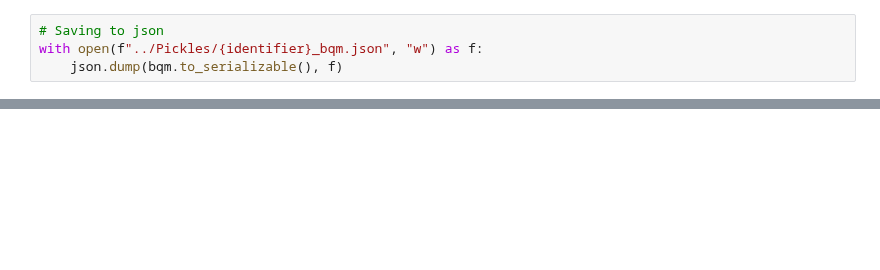
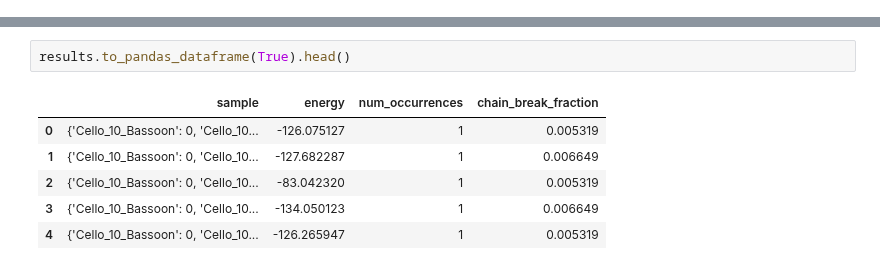
Before and after one commit to KirbyZX/PHYS4213, a Jupyter notebook: Code/CompareToClassical.ipynb, the cells around one changed output, grey strips where cells are left out. Saved outputs shown, nothing was run; the diff lists cells and outputs as text; blank space fills up the shorter version.

```diff
--- a/Code/CompareToClassical.ipynb
+++ b/Code/CompareToClassical.ipynb
@@ -70,4 +53,0 @@ plt.show()
-# %%
-# Saving to json
-with open(f"../Pickles/{identifier}_bqm.json", "w") as f:
-    json.dump(bqm.to_serializable(), f)
@@ -73,0 +60,9 @@ with open(f"../Pickles/{identifier}_bqm.json", "w") as f:
+# %%
+results.to_pandas_dataframe(True).head()
+# %% [output]
+|  | sample | energy | num_occurrences | chain_break_fraction |
+| 0 | {'Cello_10_Bassoon': 0, 'Cello_10... | -126.075127 | 1 | 0.005319 |
+| 1 | {'Cello_10_Bassoon': 0, 'Cello_10... | -127.682287 | 1 | 0.006649 |
+| 2 | {'Cello_10_Bassoon': 0, 'Cello_10... | -83.042320 | 1 | 0.005319 |
+| 3 | {'Cello_10_Bassoon': 0, 'Cello_10... | -134.050123 | 1 | 0.006649 |
+| 4 | {'Cello_10_Bassoon': 0, 'Cello_10... | -126.265947 | 1 | 0.005319 |
```
Also changed, not shown: parts of 10 cells of this notebook, 8 other files.
